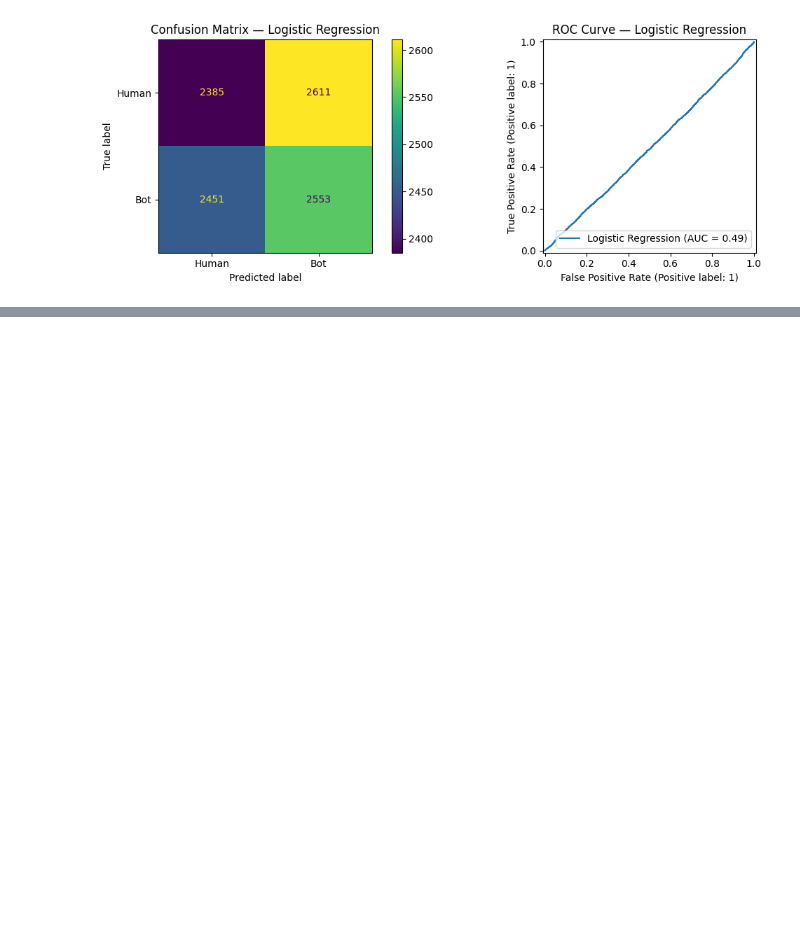
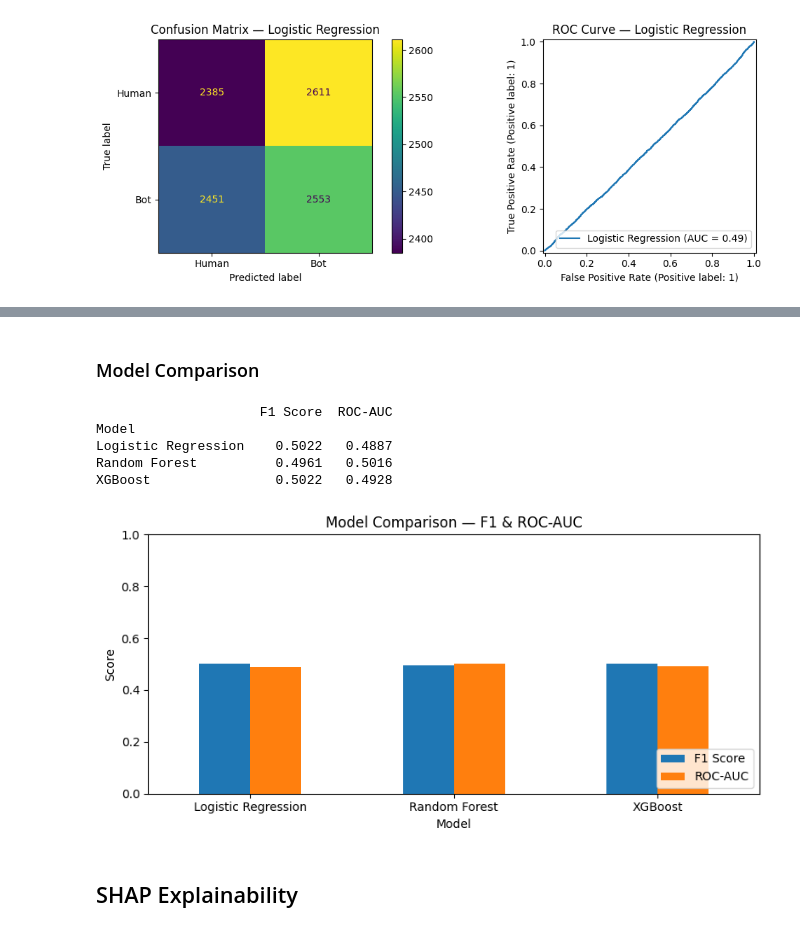
Before and after one commit to k-p2606/bot-or-not, a Jupyter notebook: bot-classifier.ipynb, the cells around one changed output, grey strips where cells are left out. Drawn from its saved outputs; the diff is of its cells as text; code cells hidden in the pictures; blank space fills up the shorter version.

```diff
--- a/bot-classifier.ipynb
+++ b/bot-classifier.ipynb
@@ -282,0 +349,26 @@ Logistic Regression — F1: 0.5022  |  ROC-AUC: 0.4887
+# %% [markdown]
+### Model Comparison
+# %%
+results = pd.DataFrame({
+    'Model': ['Logistic Regression', 'Random Forest', 'XGBoost'],
+    'F1 Score': [f1_lr, f1_rf, f1_xgb],
+    'ROC-AUC': [auc_lr, auc_rf, auc_xgb]
+}).set_index('Model').round(4)
+
+print(results)
+
+results.plot(kind='bar', figsize=(8, 4), ylim=(0, 1), rot=0)
+plt.title('Model Comparison — F1 & ROC-AUC')
+plt.ylabel('Score')
+plt.legend(loc='lower right')
+plt.tight_layout()
+plt.show()
+# %% [output]
+                     F1 Score  ROC-AUC
+Model
+Logistic Regression    0.5022   0.4887
+Random Forest          0.4961   0.5016
+XGBoost                0.5022   0.4928
+[figure, added]
+# %% [markdown]
+## SHAP Explainability
```
Also changed, not shown: parts of 10 cells of this notebook, 3 other files.
